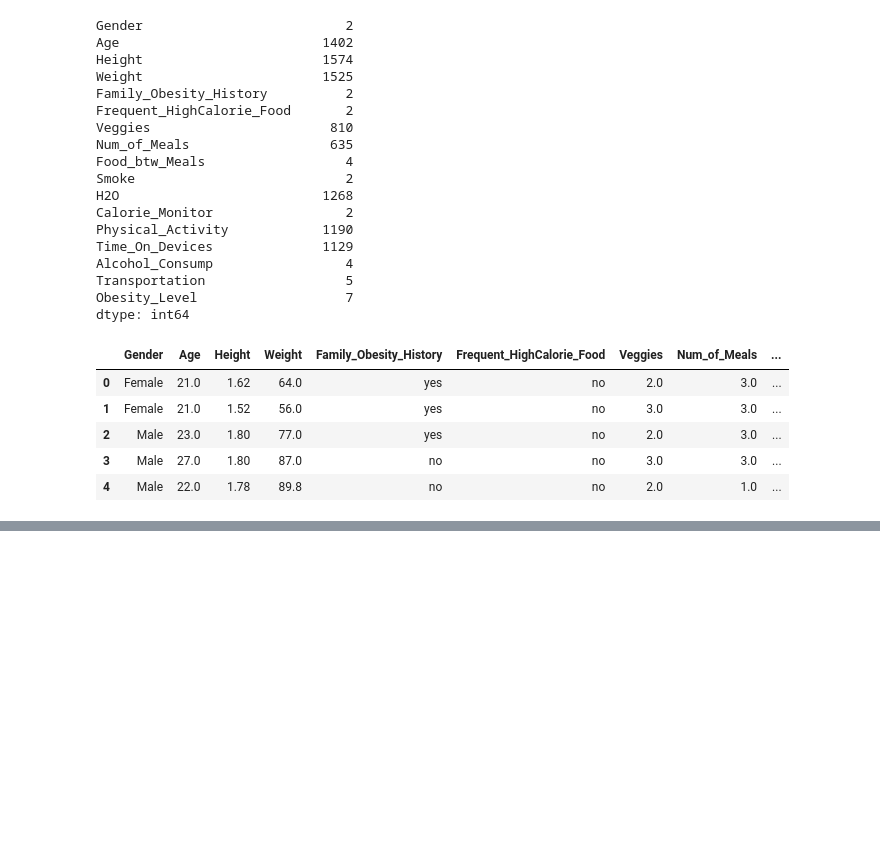
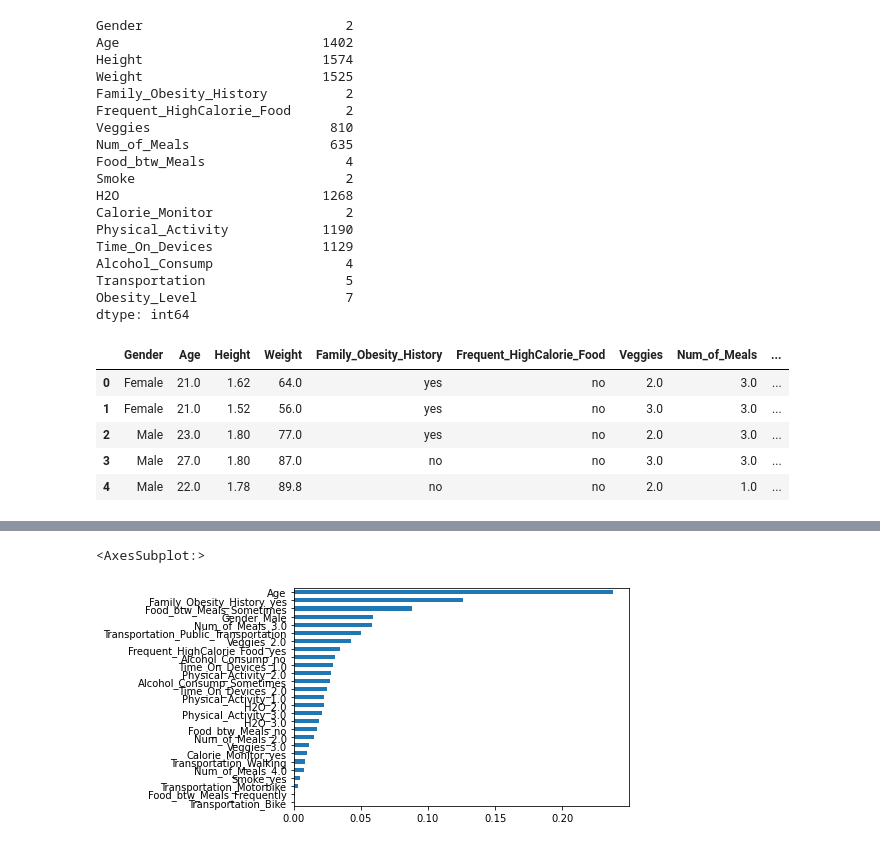
Before and after one commit to samlimish/project3, a Jupyter notebook: Project3.ipynb, the cells around one changed output, grey strips where cells are left out. Cells and saved outputs as stored; diff of their text form; code cells hidden in the pictures; blank space fills up the shorter version.

```diff
--- a/Project3.ipynb
+++ b/Project3.ipynb
@@ -275,0 +171,4 @@ dtype: float64
+# %%
+cat_dict={'Normal_Weight':0,
+         'Overweight': 1,
+         'Obese': 2}
@@ -275,0 +271,8 @@ dtype: float64
+# %%
+importances=pd.Series(dtree.feature_importances_, index=X_train_ohe.columns)
+importances.sort_values(ascending=True).plot(kind='barh')
+
+#do this for logi regress
+# %% [output]
+<AxesSubplot:>
+[figure, added]
```
Also changed, not shown: parts of 65 cells of this notebook.
